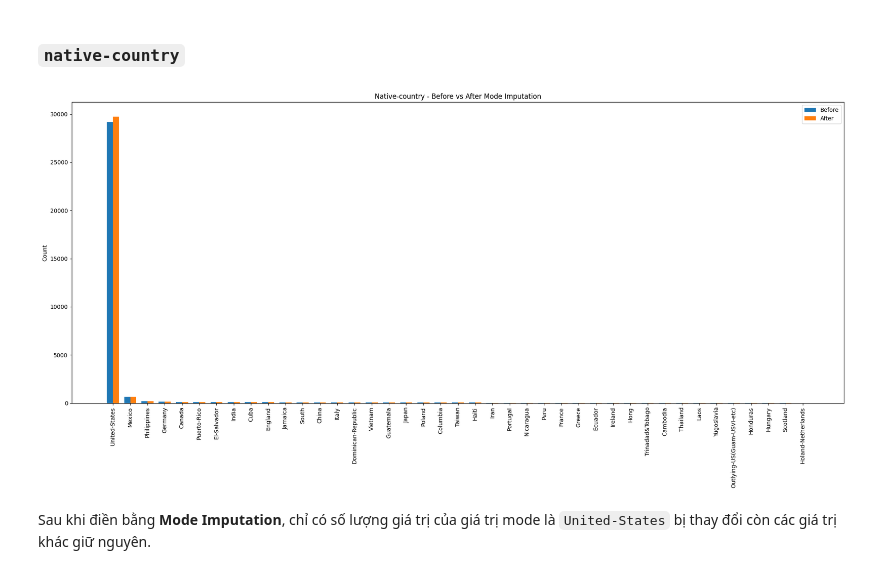
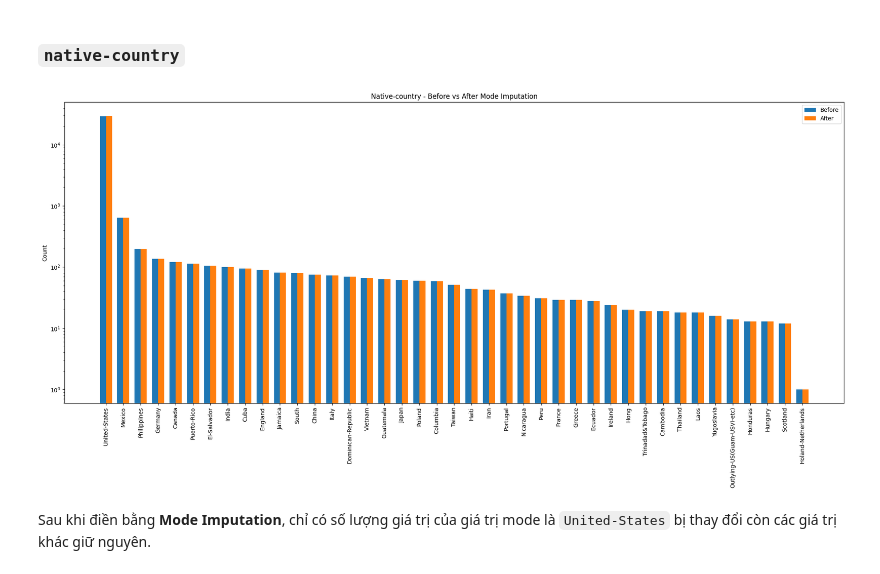
Before and after one commit to thloc1212/DataMiningLab1, a Jupyter notebook: notebooks/02_tabular_preprocessing.ipynb, the cells around one changed output. Saved outputs shown, nothing was run; the diff lists cells and outputs as text; code cells hidden in the pictures.

```diff
--- a/notebooks/02_tabular_preprocessing.ipynb
+++ b/notebooks/02_tabular_preprocessing.ipynb
@@ -387,30 +387,30 @@ Tương tự như **workclass**, **occupation** giữ nguyên số lượng các
 # %%
 education_before = train_data["native-country"].value_counts()
 education_after = train_data_with_mode["native-country"].value_counts()
 
 
 categories = education_before.index
 education_before = education_before.reindex(categories)
 education_after = education_after.reindex(categories)
 
 x = np.arange(len(categories))
 width = 0.35
 
 plt.figure(figsize=(20, 10))
 
 plt.bar(x - width/2, education_before, width, label="Before")
 plt.bar(x + width/2, education_after, width, label="After")
 
 plt.xticks(x, categories, rotation=45)
 plt.title("Native-country - Before vs After Mode Imputation")
 plt.ylabel("Count")
 plt.legend()
 plt.xticks(rotation=90)
-
+plt.yscale("log")
 plt.tight_layout()
 plt.show()
 # %% [output]
-[figure, old version]
+[figure, new version]
 # %% [markdown]
 Sau khi điền bằng **Mode Imputation**, chỉ có số lượng giá trị của giá trị mode là `United-States` bị thay đổi còn các giá trị khác giữ nguyên.
 # %% [markdown]
```
